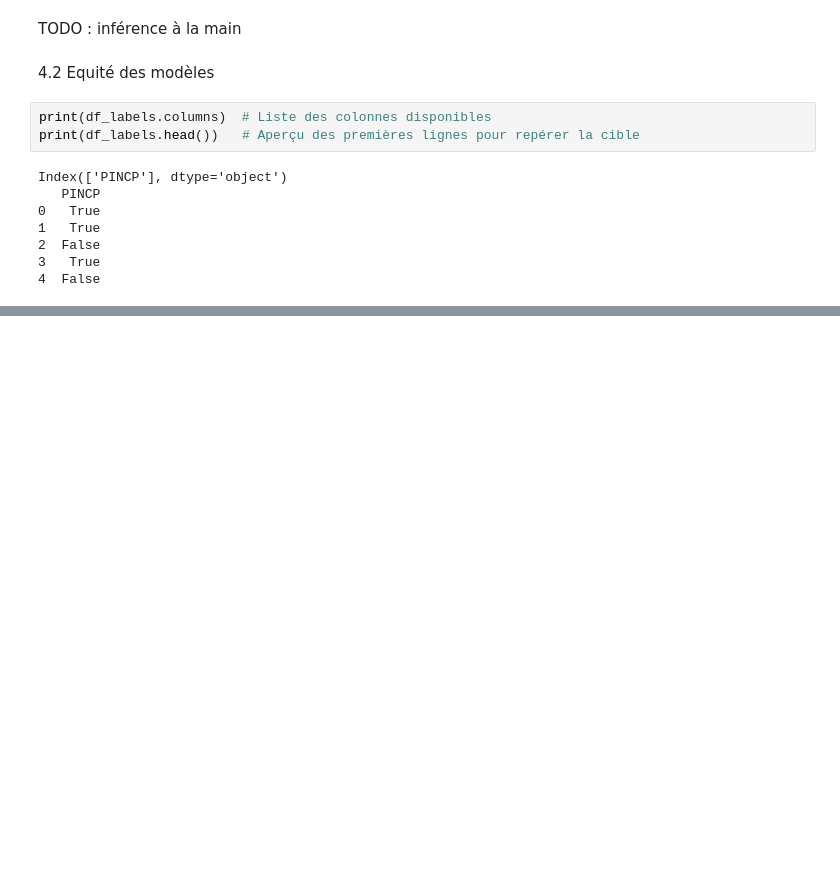
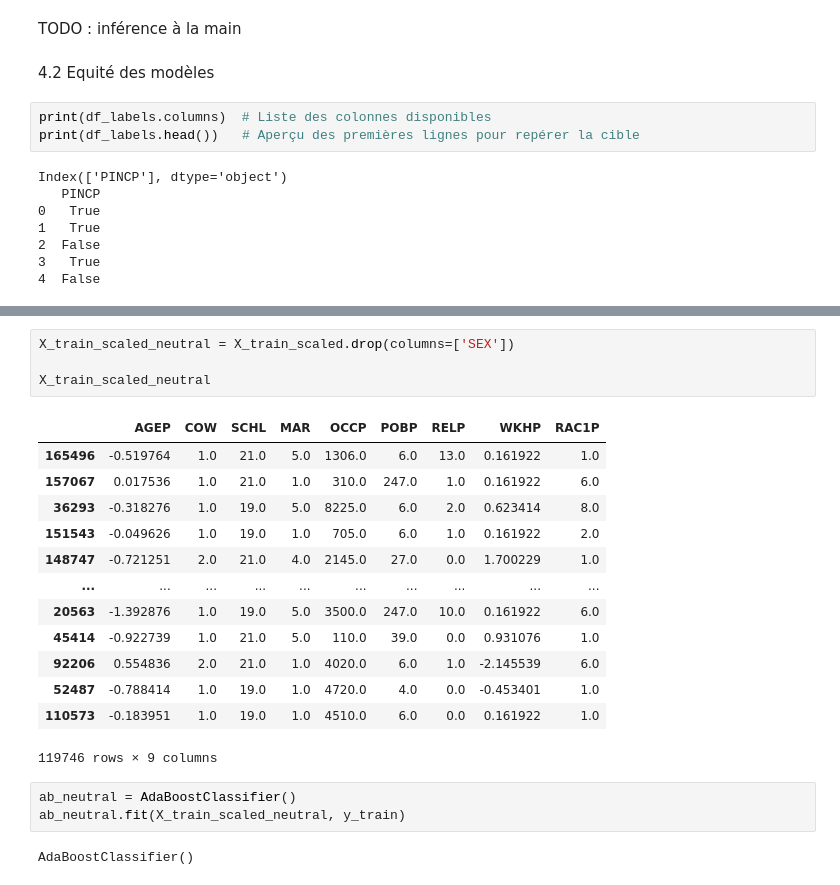
Before and after one commit to Saxhaa/supervised, a Jupyter notebook: data_analysis.ipynb, the cells around one changed output, grey strips where cells are left out. Saved outputs shown, nothing was run; the diff lists cells and outputs as text; blank space fills up the shorter version.

```diff
--- a/data_analysis.ipynb
+++ b/data_analysis.ipynb
@@ -858,0 +926,23 @@ Matrice de confusion pour le model RandomForestClassifier() et le genre 2 :
+# %%
+X_train_scaled_neutral = X_train_scaled.drop(columns=['SEX'])
+
+X_train_scaled_neutral
+# %% [output]
+|  | AGEP | COW | SCHL | MAR | OCCP | POBP | RELP | WKHP | RAC1P |
+| 165496 | -0.519764 | 1.0 | 21.0 | 5.0 | 1306.0 | 6.0 | 13.0 | 0.161922 | 1.0 |
+| 157067 | 0.017536 | 1.0 | 21.0 | 1.0 | 310.0 | 247.0 | 1.0 | 0.161922 | 6.0 |
+| 36293 | -0.318276 | 1.0 | 19.0 | 5.0 | 8225.0 | 6.0 | 2.0 | 0.623414 | 8.0 |
+| 151543 | -0.049626 | 1.0 | 19.0 | 1.0 | 705.0 | 6.0 | 1.0 | 0.161922 | 2.0 |
+| 148747 | -0.721251 | 2.0 | 21.0 | 4.0 | 2145.0 | 27.0 | 0.0 | 1.700229 | 1.0 |
+| ... | ... | ... | ... | ... | ... | ... | ... | ... | ... |
+| 20563 | -1.392876 | 1.0 | 19.0 | 5.0 | 3500.0 | 247.0 | 10.0 | 0.161922 | 6.0 |
+| 45414 | -0.922739 | 1.0 | 21.0 | 5.0 | 110.0 | 39.0 | 0.0 | 0.931076 | 1.0 |
+| 92206 | 0.554836 | 2.0 | 21.0 | 1.0 | 4020.0 | 6.0 | 1.0 | -2.145539 | 6.0 |
+| 52487 | -0.788414 | 1.0 | 19.0 | 1.0 | 4720.0 | 4.0 | 0.0 | -0.453401 | 1.0 |
+| 110573 | -0.183951 | 1.0 | 19.0 | 1.0 | 4510.0 | 6.0 | 0.0 | 0.161922 | 1.0 |
+119746 rows × 9 columns
+# %%
+ab_neutral = AdaBoostClassifier()
+ab_neutral.fit(X_train_scaled_neutral, y_train)
+# %% [output]
+AdaBoostClassifier()
```
Also changed, not shown: parts of 19 cells of this notebook.
